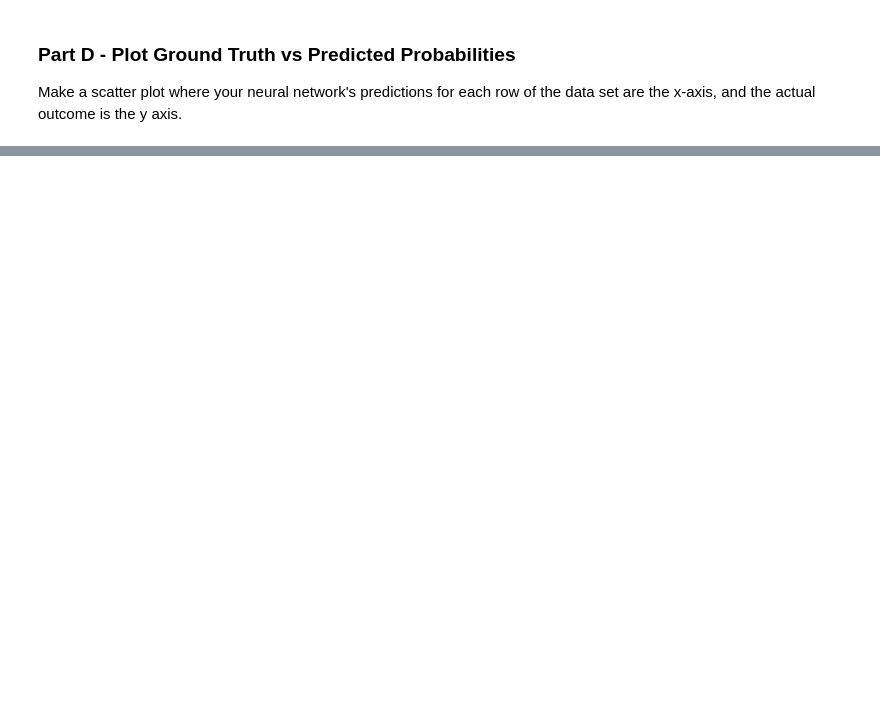
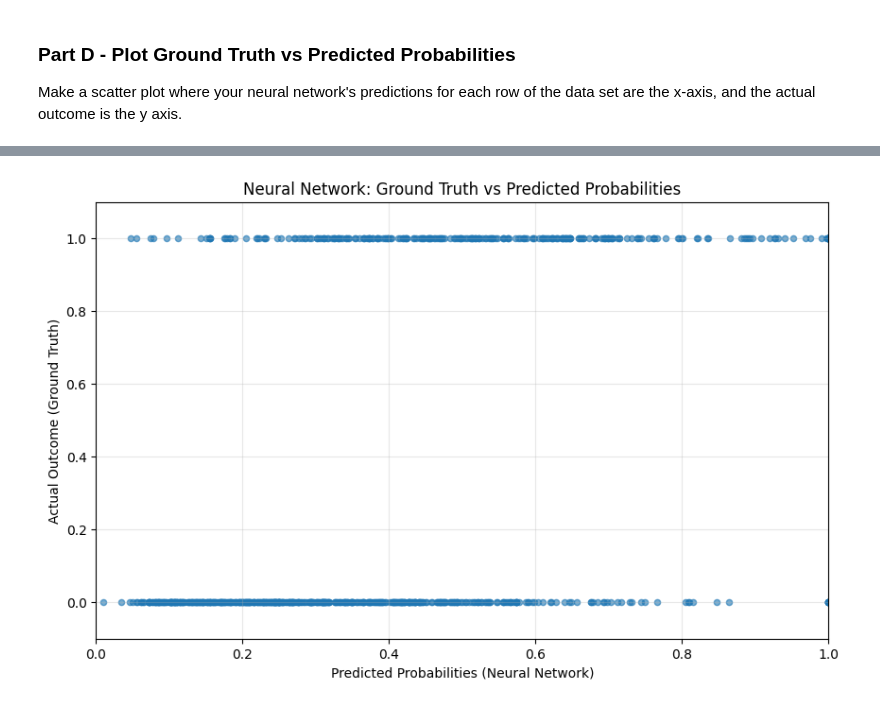
Before and after one commit to nickmeeks/deeplearning, a Jupyter notebook: static_files/assignments/homework3.ipynb, the cells around one changed output, grey strips where cells are left out. Cells and saved outputs as stored; diff of their text form; code cells hidden in the pictures; blank space fills up the shorter version.

```diff
--- a/static_files/assignments/homework3.ipynb
+++ b/static_files/assignments/homework3.ipynb
@@ -79,10 +82,7 @@ weights = torch.randn(n_features, requires_grad=True)
 bias = torch.zeros(1, requires_grad=True)
 
 def predict(X, weights, bias):
-    """
-    Logistic regression prediction function using torch.sigmoid()
-    """
-    # Linear combination: z = X * weights + bias
+
     z = torch.matmul(X, weights) + bias
 
     # Apply sigmoid
@@ -92,12 +92,8 @@ def predict(X, weights, bias):
 # %% [markdown]
 ### Part B - Write a Function Calculating the Loss for this Logistic Regression
 # %%
-# YOUR CHANGES HERE
-# sigmoid function
+# Loss function
 def compute_loss(y_true, y_pred):
-    """
-    Binary cross-entropy loss: -(1/m) * Σ[y*log(ŷ) + (1-y)*log(1-ŷ)]
-    """
     eps = 1e-15  # Small value to prevent log(0)
     m = y_true.shape[0]
     loss = -(1/m) * torch.sum(
@@ -105,5 +101,3 @@ def compute_loss(y_true, y_pred):
         (1 - y_true) * torch.log(1 - y_pred + eps)
     )
     return loss
-
-print("\nPart B - Loss Function Defined")
@@ -298,9 +208,12 @@ def predict_nn(X, W1, b1, W2, b2):
 ### Part B - Write a Function Calculating the Loss for the Neural Network
 # %%
 def compute_nn_loss(y_true, y_pred):
-    # Binary cross-entropy loss
     eps = 1e-15  # Small value to prevent log(0)
     m = y_true.shape[0]
+
+    # Reshape y_pred to match y_true if needed
+    y_pred = y_pred.squeeze()  # Remove extra dimensions
+
     loss = -(1/m) * torch.sum(
         y_true * torch.log(y_pred + eps) +
         (1 - y_true) * torch.log(1 - y_pred + eps)
@@ -570,0 +284,24 @@ TypeError: unsupported operand type(s) for *: 'float' and 'NoneType'
+# %%
+# Get final predictions after training
+with torch.no_grad():
+    final_predictions_nn = predict_nn(input_df_tensor, W1, b1, W2, b2)
+
+# Convert to numpy for plotting
+pred_probs_nn = final_predictions_nn.squeeze().numpy()
+actual_outcomes = target_tensor.numpy()
+
+# Create scatter plot
+plt.figure(figsize=(10, 6))
+plt.scatter(pred_probs_nn, actual_outcomes, alpha=0.6, s=20)
+plt.xlabel('Predicted Probabilities (Neural Network)')
+plt.ylabel('Actual Outcome (Ground Truth)')
+plt.title('Neural Network: Ground Truth vs Predicted Probabilities')
+plt.grid(True, alpha=0.3)
+
+# Set axis limits
+plt.xlim(0, 1)
+plt.ylim(-0.1, 1.1)
+
+plt.show()
+# %% [output]
+[figure, added]
```
Also changed, not shown: parts of 11 cells of this notebook.
